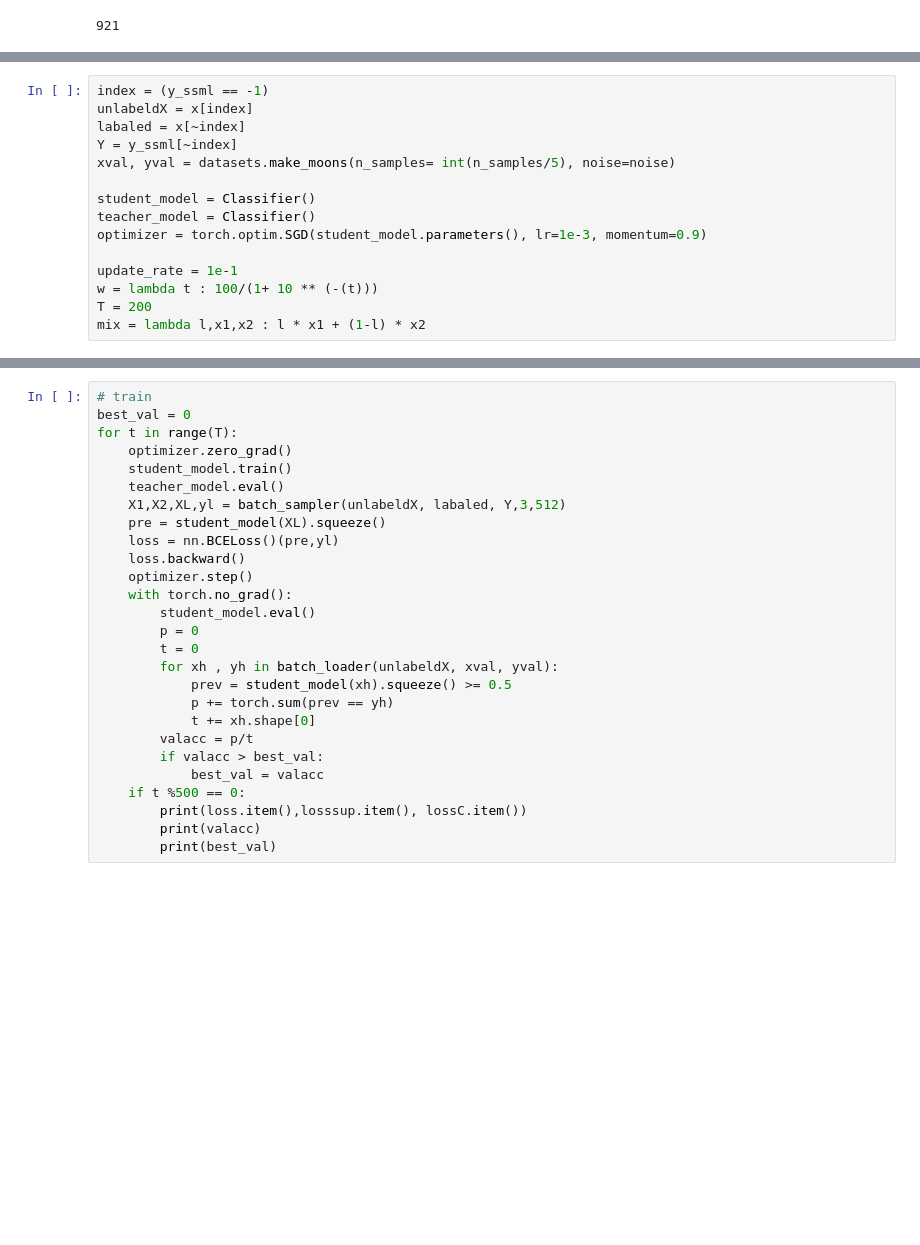
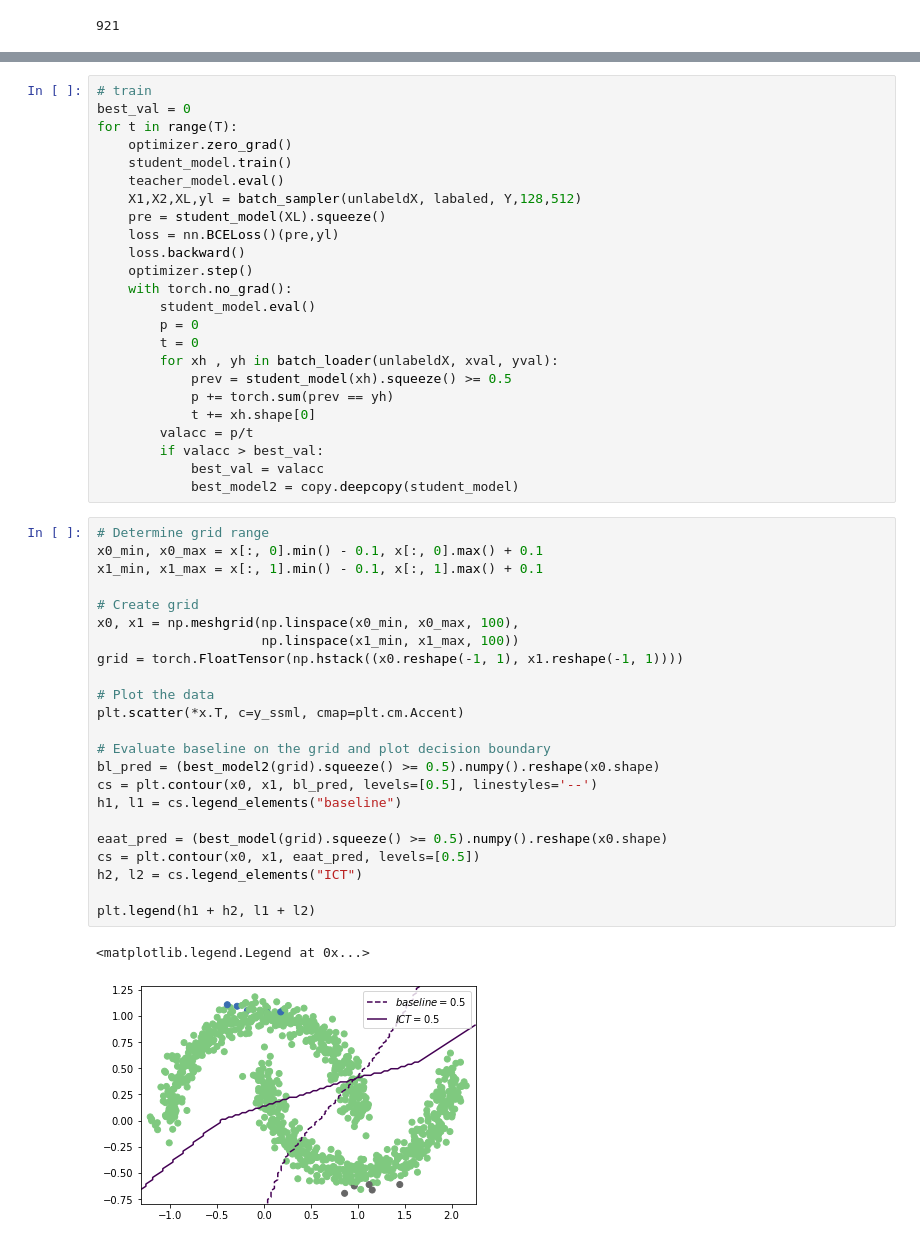
Before and after one commit to ahbagheri01/Interpolation_consistency_training, a Jupyter notebook: ICT.ipynb, the cells around one changed output, grey strips where cells are left out. Saved outputs shown, nothing was run; the diff lists cells and outputs as text; blank space fills up the shorter version.

```diff
--- a/ICT.ipynb
+++ b/ICT.ipynb
@@ -133,15 +137,0 @@ best_val
-# %%
-index = (y_ssml == -1)
-unlabeldX = x[index]
-labaled = x[~index]
-Y = y_ssml[~index]
-xval, yval = datasets.make_moons(n_samples= int(n_samples/5), noise=noise)
-
-student_model = Classifier()
-teacher_model = Classifier()
-optimizer = torch.optim.SGD(student_model.parameters(), lr=1e-3, momentum=0.9)
-
-update_rate = 1e-1
-w = lambda t : 100/(1+ 10 ** (-(t)))
-T = 200
-mix = lambda l,x1,x2 : l * x1 + (1-l) * x2
@@ -152,7 +146,7 @@ for t in range(T):
     optimizer.zero_grad()
     student_model.train()
     teacher_model.eval()
-    X1,X2,XL,yl = batch_sampler(unlabeldX, labaled, Y,3,512)
+    X1,X2,XL,yl = batch_sampler(unlabeldX, labaled, Y,128,512)
     pre = student_model(XL).squeeze()
     loss = nn.BCELoss()(pre,yl)
     loss.backward()
@@ -168,7 +162,30 @@ for t in range(T):
         valacc = p/t
         if valacc > best_val:
             best_val = valacc
-    if t %500 == 0:
-        print(loss.item(),losssup.item(), lossC.item())
-        print(valacc)
-        print(best_val)
+            best_model2 = copy.deepcopy(student_model)
+# %%
+# Determine grid range
+x0_min, x0_max = x[:, 0].min() - 0.1, x[:, 0].max() + 0.1
+x1_min, x1_max = x[:, 1].min() - 0.1, x[:, 1].max() + 0.1
+
+# Create grid
+x0, x1 = np.meshgrid(np.linspace(x0_min, x0_max, 100),
+                     np.linspace(x1_min, x1_max, 100))
+grid = torch.FloatTensor(np.hstack((x0.reshape(-1, 1), x1.reshape(-1, 1))))
+
+# Plot the data
+plt.scatter(*x.T, c=y_ssml, cmap=plt.cm.Accent)
+
+# Evaluate baseline on the grid and plot decision boundary
+bl_pred = (best_model2(grid).squeeze() >= 0.5).numpy().reshape(x0.shape)
+cs = plt.contour(x0, x1, bl_pred, levels=[0.5], linestyles='--')
+h1, l1 = cs.legend_elements("baseline")
+
+eaat_pred = (best_model(grid).squeeze() >= 0.5).numpy().reshape(x0.shape)
+cs = plt.contour(x0, x1, eaat_pred, levels=[0.5])
+h2, l2 = cs.legend_elements("ICT")
+
+plt.legend(h1 + h2, l1 + l2)
+# %% [output]
+<matplotlib.legend.Legend at 0x...>
+[figure, added]
```
Also changed, not shown: parts of 8 cells of this notebook.
